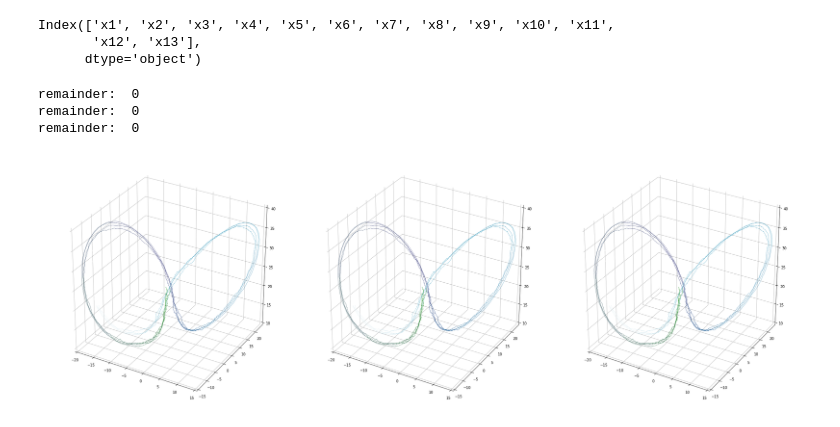
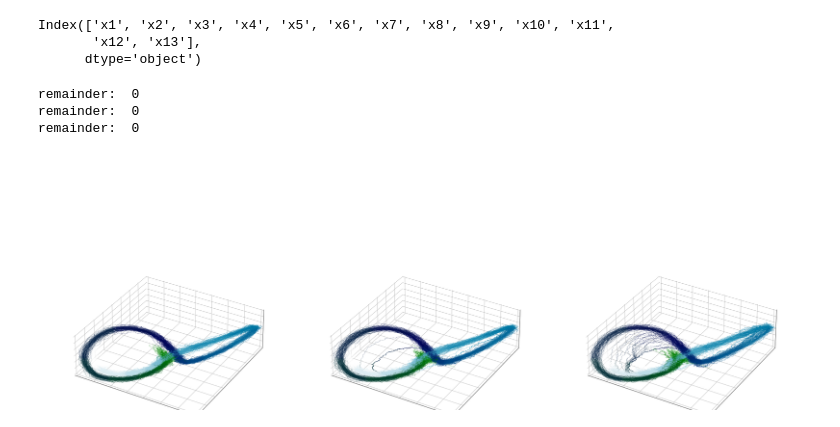
Before and after one commit to mmider/BridgeSDEInference.jl, a Jupyter notebook: scripts/papers/continuous_discrete_smoothing_of_diffusions/lorenz_plots.ipynb, the cells around one changed output. Cells and saved outputs as stored; diff of their text form; code cells hidden in the pictures.

Commit message:
numerical experiments and plots

```diff
--- a/scripts/papers/continuous_discrete_smoothing_of_diffusions/lorenz_plots.ipynb
+++ b/scripts/papers/continuous_discrete_smoothing_of_diffusions/lorenz_plots.ipynb
@@ -6,9 +6,9 @@ import pandas as pd
 import matplotlib.gridspec as gridspec
 
 OUT_DIR = os.path.join("..", "..", "..", "output")
-FILENAMES = [["many_obs_medium_blocks_marginals.csv",
-              "many_obs_medium_blocks_paths.csv",
-              "many_obs_medium_blocks_chain.csv"],
+FILENAMES = [["many_obs_long_blocks_marginals.csv",
+              "many_obs_long_blocks_paths.csv",
+              "many_obs_long_blocks_chain.csv"],
              ["many_obs_medium_blocks_marginals.csv",
               "many_obs_medium_blocks_paths.csv",
               "many_obs_medium_blocks_chain.csv"],
@@ -182,7 +193,7 @@ def setup_3d_plot():
 
 
 #ax.plot(path[:,0], path[:,1], zs=path[:,2], linewidth=0.4, label='entire path')
-def plot_3d_path(ax, filename, skip=1, num_steps=24, i_from=None, i_to=None):
+def plot_3d_path(ax, filename, skip=1, num_steps=24, i_from=None, i_to=None, alpha=0.3):
     data = pd.read_csv(os.path.join(OUT_DIR, filename))
     cmap = plt.get_cmap('ocean')(np.linspace(0,1,2))
     cmap2 = plt.get_cmap('ocean')(np.linspace(0,1,num_steps))
@@ -201,7 +212,7 @@ def plot_3d_path(ax, filename, skip=1, num_steps=24, i_from=None, i_to=None):
             en = (i+1)*stride
             ax.plot(np.array(data.iloc[:,n][st:en:skip]),
                     np.array(data.iloc[:,n+1][st:en:skip]),
-                    np.array(data.iloc[:,n+2][st:en:skip]), alpha=0.5,
+                    np.array(data.iloc[:,n+2][st:en:skip]), alpha=alpha,
                     color=cmap2[i], linewidth=0.8, label='')
 
     ax.set_xlim([-20,15])
@@ -211,6 +222,18 @@ def plot_3d_path(ax, filename, skip=1, num_steps=24, i_from=None, i_to=None):
     ax.w_xaxis.set_pane_color((1.0, 1.0, 1.0, 1.0))
     ax.w_yaxis.set_pane_color((1.0, 1.0, 1.0, 1.0))
     ax.w_zaxis.set_pane_color((1.0, 1.0, 1.0, 1.0))
+    for line in ax.xaxis.get_ticklines():
+        line.set_visible(False)
+    for label in ax.xaxis.get_ticklabels():
+        label.set_visible(False)
+    for line in ax.yaxis.get_ticklines():
+        line.set_visible(False)
+    for label in ax.yaxis.get_ticklabels():
+        label.set_visible(False)
+    for line in ax.zaxis.get_ticklines():
+        line.set_visible(False)
+    for label in ax.zaxis.get_ticklabels():
+        label.set_visible(False)
 
 
 
@@ -222,18 +245,18 @@ def plot_3d_path(ax, filename, skip=1, num_steps=24, i_from=None, i_to=None):
 # %%
 fig = plt.figure(figsize=(30,10))
 ax1 = fig.add_subplot(1, 3, 1, projection='3d')
 ax2 = fig.add_subplot(1, 3, 2, projection='3d')
 ax3 = fig.add_subplot(1, 3, 3, projection='3d')
 Axes3D.get_proj=get_proj_scale
 
 #ax = setup_3d_plot()
 plot_3d_path(ax1, FILENAMES[0][1])
-plot_3d_path(ax2, FILENAMES[0][1])
-plot_3d_path(ax3, FILENAMES[0][1])
+plot_3d_path(ax2, FILENAMES[1][1])
+plot_3d_path(ax3, FILENAMES[2][1])
 plt.tight_layout()
 plt.show()
 # %% [output]
 remainder:  0
 remainder:  0
 remainder:  0
-[figure, old version]
+[figure, new version]
```
Also changed, not shown: parts of 5 cells of this notebook, 3 other files.
